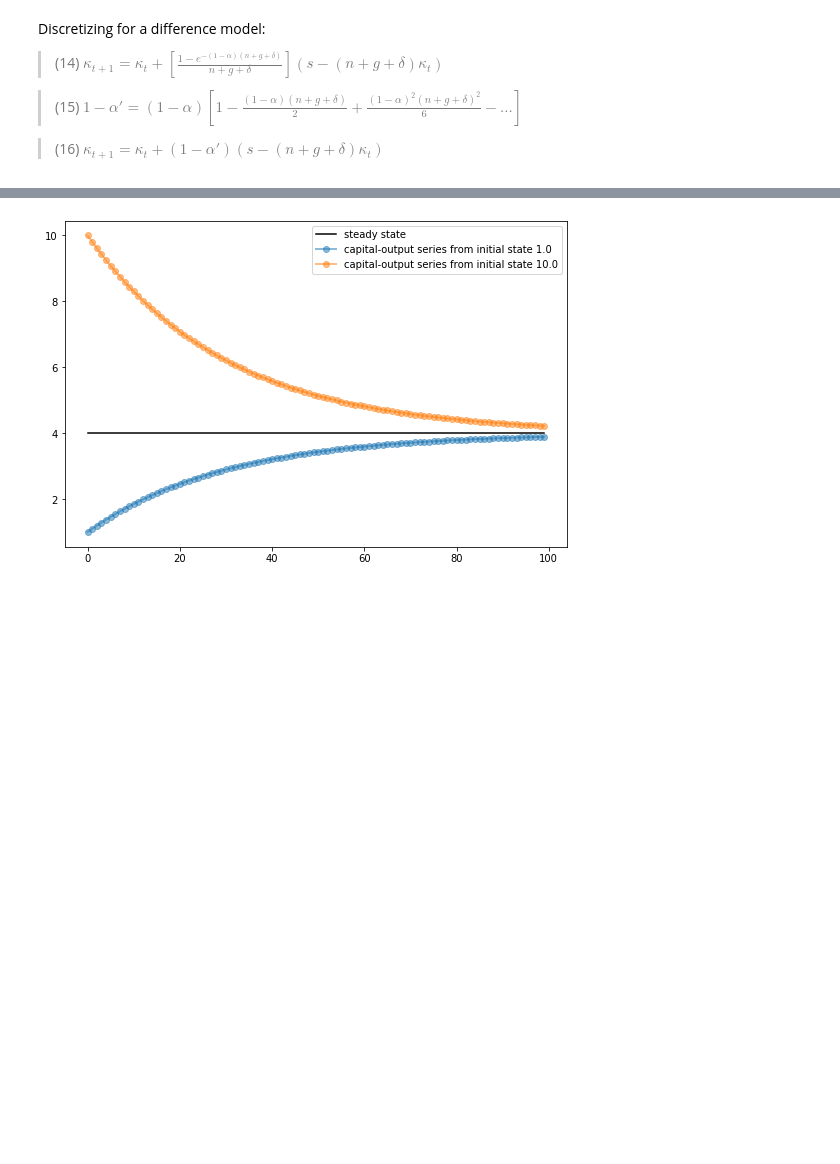
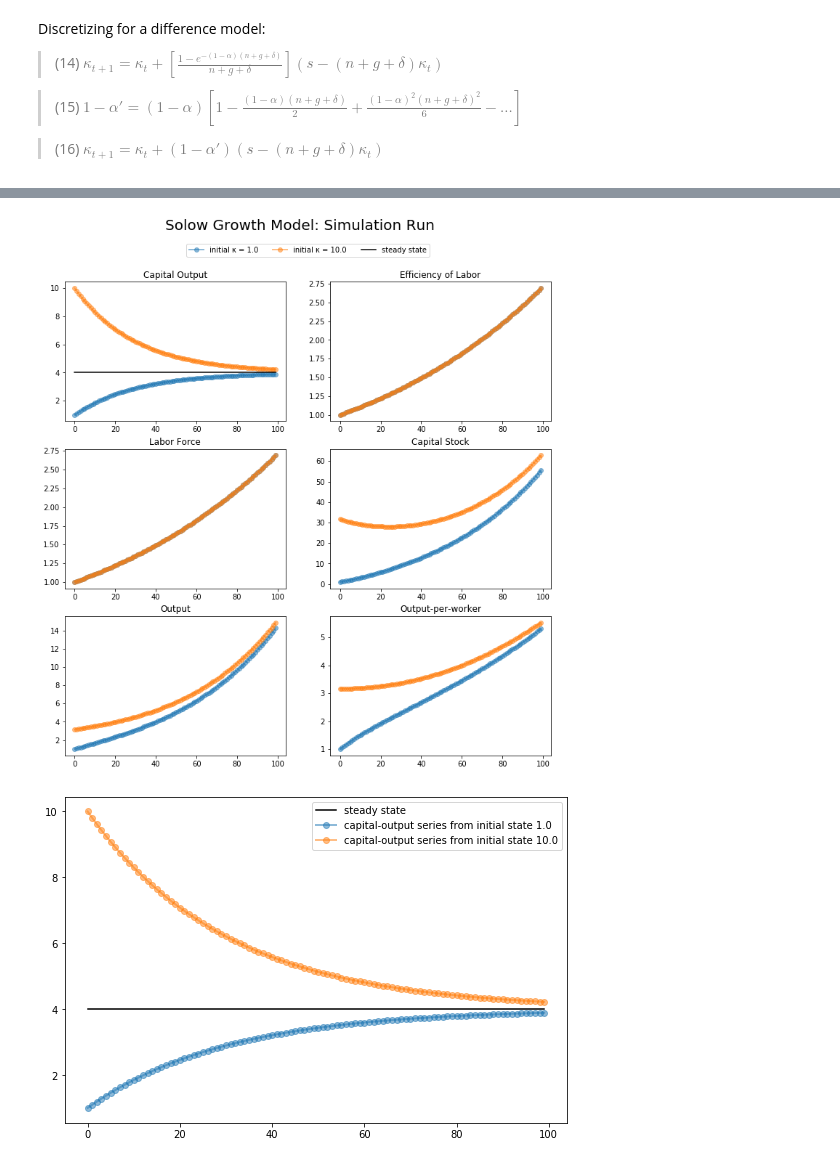
Before and after one commit to braddelong/LS2019, a Jupyter notebook: 2019-08-07-Sargent-Stachurski.ipynb, the cells around one changed output, grey strips where cells are left out. Saved outputs shown, nothing was run; the diff lists cells and outputs as text; code cells hidden in the pictures; blank space fills up the shorter version.

```diff
--- a/2019-08-07-Sargent-Stachurski.ipynb
+++ b/2019-08-07-Sargent-Stachurski.ipynb
@@ -234,3 +184,28 @@ plt.show()
+# %%
+# change starting points
+s_base = Solow_delong(κ=1.0)
+s_alt = Solow_delong(κ=10.0)
+
+# reproduce plots
+num_rows, num_cols = 3,2
+fig, axes = plt.subplots(num_rows, num_cols, figsize=(12, 12))
+for s in s_base, s_alt:
+    for i in range(num_rows):
+        for j in range(num_cols):
+            lb = f'initial κ = {s.initdata["κ"]}'
+            axes[i,j].plot(s.generate_sequence(T, var = figcontents[i,j][0]),'o-', lw=2, alpha=0.5, label=lb)
+            axes[i,j].set(title=figcontents[i,j][1])
+
+#   add steady state to capital output
+axes[(0,0)].plot([s_base.steady_state()]*T, 'k-', label='steady state')
+
+#   global legend
+axes[(0,0)].legend(loc='upper center', bbox_to_anchor=(1.1,1.3),ncol=3)
+
+plt.suptitle('Solow Growth Model: Simulation Run', size = 20)
+plt.show()
+# %% [output]
+[figure, added]
 # %%
 T = 100
 
```
Also changed, not shown: parts of 6 cells of this notebook.
